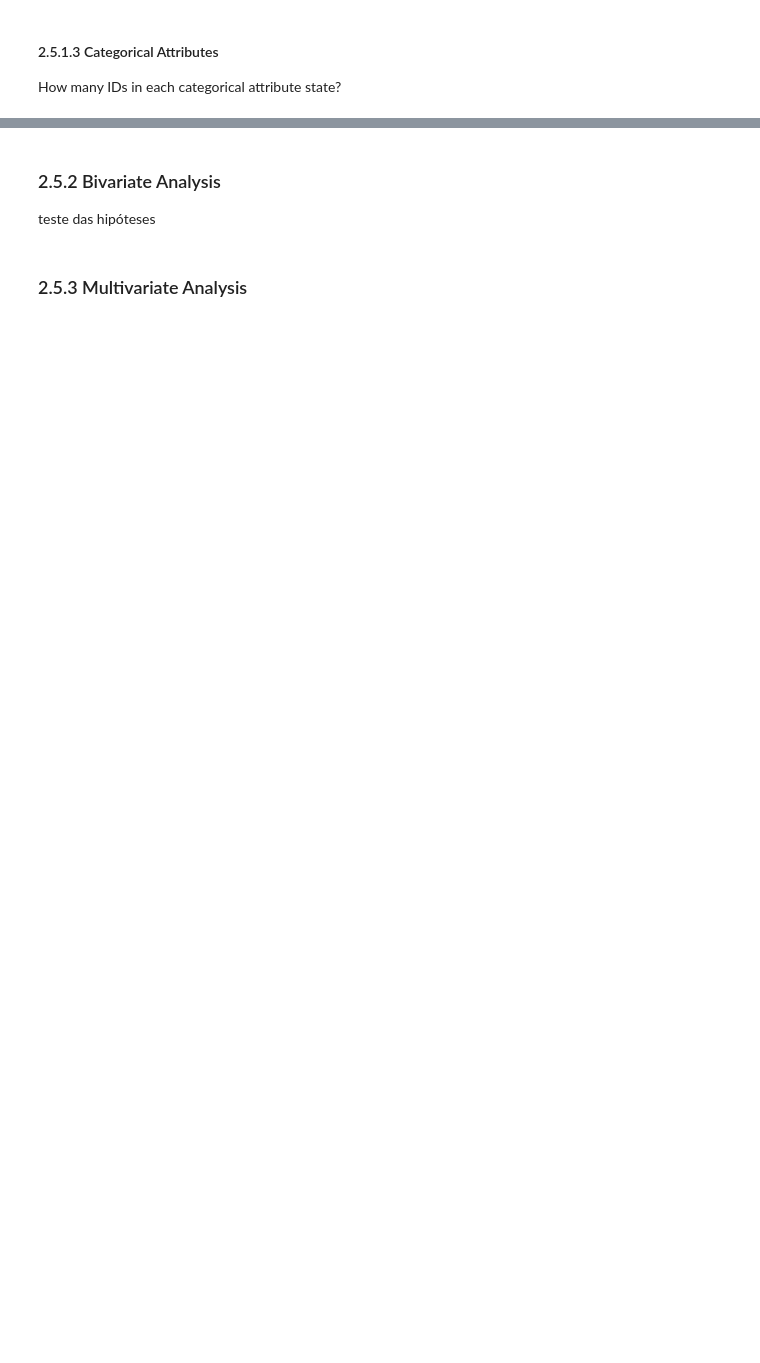
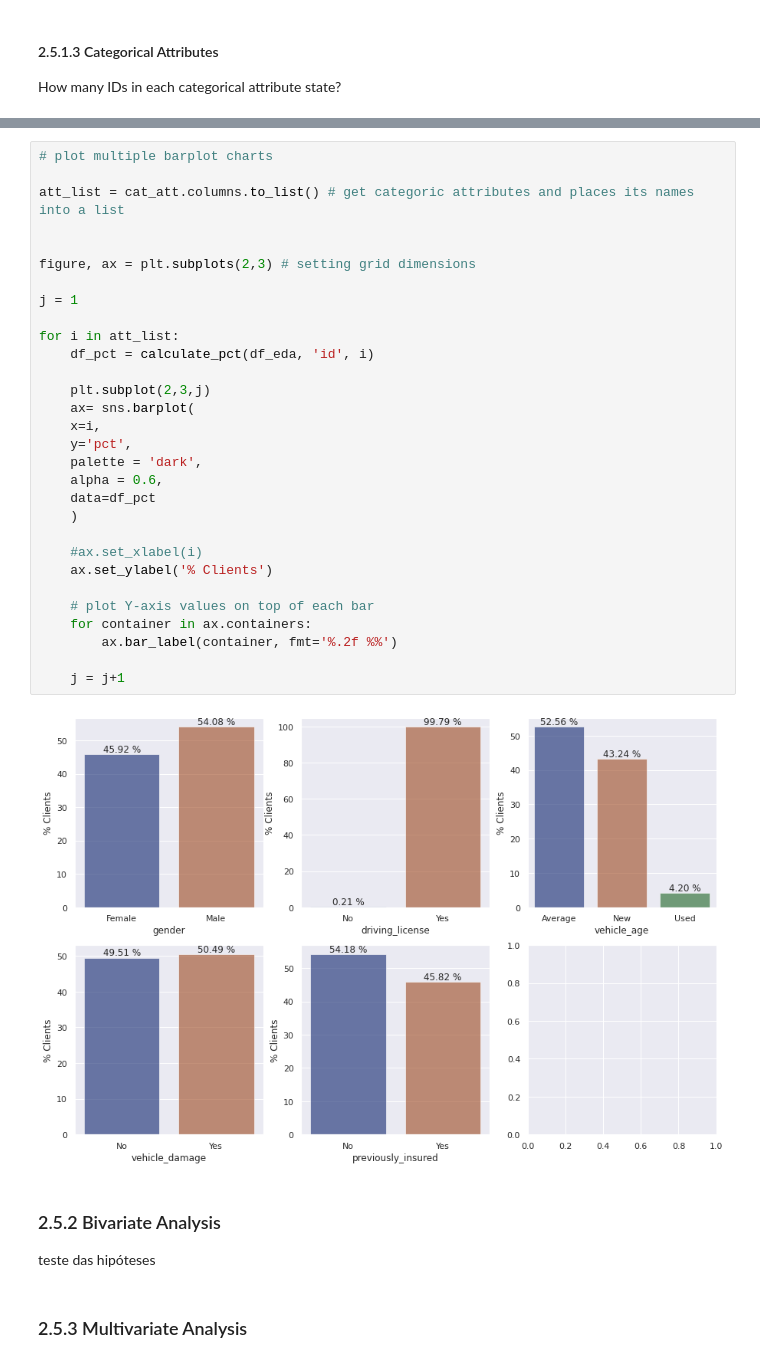
Before and after one commit to joaomj/health_insurance_cross_sell, a Jupyter notebook: health_insurance_cross-sell/notebooks/eda.ipynb, the cells around one changed output, grey strips where cells are left out. Cells and saved outputs as stored; diff of their text form; blank space fills up the shorter version.

```diff
--- a/health_insurance_cross-sell/notebooks/eda.ipynb
+++ b/health_insurance_cross-sell/notebooks/eda.ipynb
@@ -487,3 +439,35 @@ plot_pct(df_eda, 'previously_insured', 'Previously Insured Vehicle?', ['Yes', 'N
+# %%
+# plot multiple barplot charts
+
+att_list = cat_att.columns.to_list() # get categoric attributes and places its names into a list
+
+
+figure, ax = plt.subplots(2,3) # setting grid dimensions
+
+j = 1
+
+for i in att_list:
+    df_pct = calculate_pct(df_eda, 'id', i)
+
+    plt.subplot(2,3,j)
+    ax= sns.barplot(
+    x=i,
+    y='pct',
+    palette = 'dark',
+    alpha = 0.6,
+    data=df_pct
+    )
+
+    #ax.set_xlabel(i)
+    ax.set_ylabel('% Clients')
+
+    # plot Y-axis values on top of each bar
+    for container in ax.containers:
+        ax.bar_label(container, fmt='%.2f %%')
+
+    j = j+1
+# %% [output]
+[figure, added]
 # %% [markdown]
 ### 2.5.2 Bivariate Analysis
 teste das hipóteses
```
Also changed, not shown: parts of 14 cells of this notebook.
